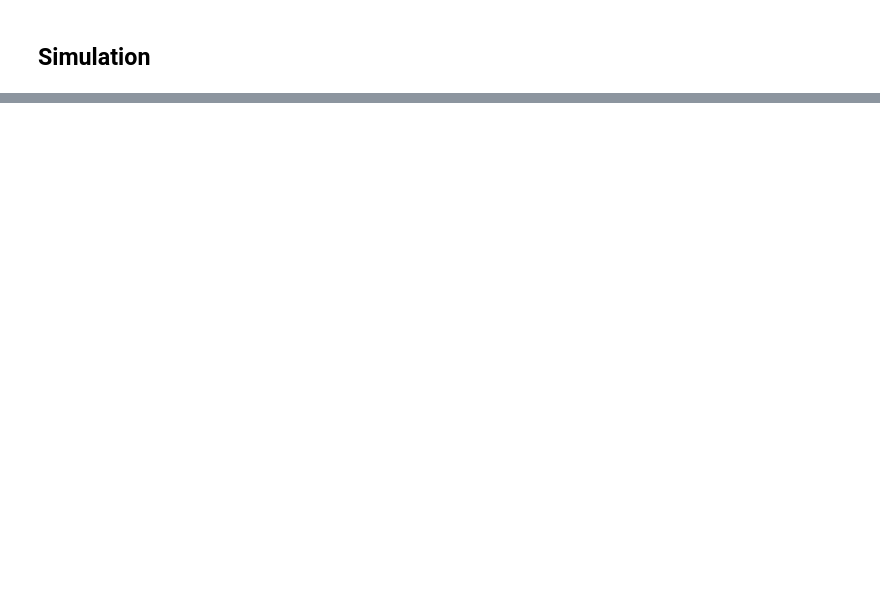
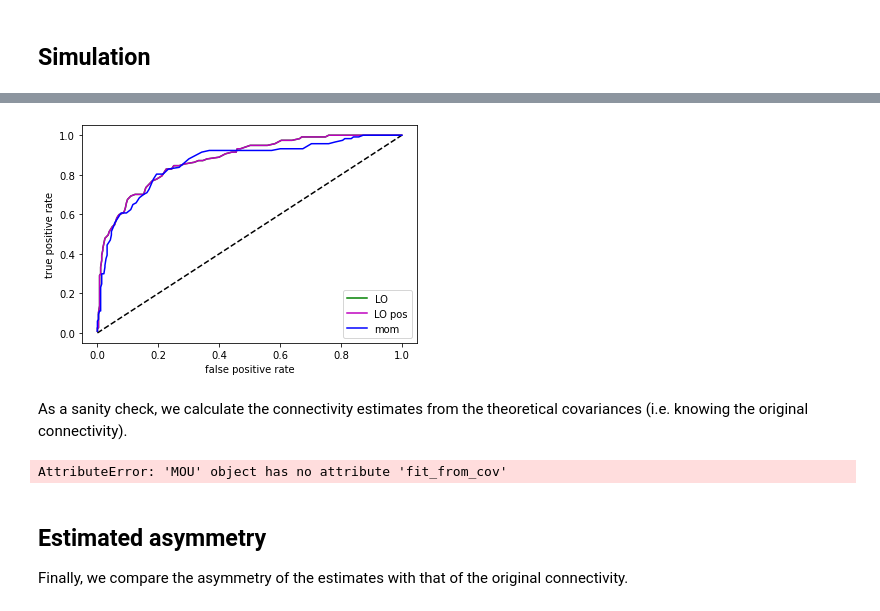
Before and after one commit to mb-BCA/pyMOU, a Jupyter notebook: examples/MOU_Simulation_Estimation.ipynb, the cells around one changed output, grey strips where cells are left out. Saved outputs shown, nothing was run; the diff lists cells and outputs as text; code cells hidden in the pictures; blank space fills up the shorter version.

```diff
--- a/examples/MOU_Simulation_Estimation.ipynb
+++ b/examples/MOU_Simulation_Estimation.ipynb
@@ -178,0 +316,54 @@ pp.show()
+# %%
+# function to calculate the ROC curve
+def ROC(est_M, ref_M):
+    # calculate true positive and false positive rates
+    n = 100
+    TPFP = np.zeros([n,2])
+    # move threshold from min to max of est_M
+    for i, th in enumerate(np.linspace(est_M.min(), est_M.max(), n)):
+        TPFP[i,0] = np.logical_and(est_M>=th, ref_M).sum() / (ref_M).sum()
+        TPFP[i,1] = np.logical_and(est_M>=th, np.logical_not(ref_M)).sum() / np.logical_not(ref_M).sum()
+    return TPFP
+
+plt.figure()
+plt.plot([0,1], [0,1], '--k')
+tpfp = ROC(C_LO, C_orig>0)
+plt.plot(tpfp[:,1], tpfp[:,0], c='g', label='LO')
+tpfp = ROC(C_LO_pos, C_orig>0)
+plt.plot(tpfp[:,1], tpfp[:,0], c='m', label='LO pos')
+tpfp = ROC(C_mom, C_orig>0)
+plt.plot(tpfp[:,1], tpfp[:,0], c='b', label='mom')
+plt.legend()
+plt.xlabel('false positive rate')
+plt.ylabel('true positive rate')
+
+plt.show()
+# %% [output]
+[figure, added]
+# %% [markdown]
+As a sanity check, we calculate the connectivity estimates from the theoretical covariances (i.e. knowing the original connectivity).
+# %%
+# compare with estimates from theoretical covariances
+mou_LO_th = pm.MOU()
+mou_LO_th.fit_from_cov(Q0_th, Q1_th, lag=1, method='lyapunov', eta_tau=0.05, max_iter=5000)
+C_LO_th = np.copy(mou_LO_th.J)
+C_LO_th[mask_diag] = 0.0
+
+mou_mom_th = pm.MOU()
+mou_mom_th.fit_from_cov(Q0_th, Q1_th, method='moments')
+C_mom_th = np.copy(mou_mom_th.J)
+C_mom_th[mask_diag] = 0.0
+
+print('- model fit of covariances')
+print('LO:',mou_LO_th.d_fit['correlation'])
+print('moments:',mou_mom_th.d_fit['correlation'])
+print()
+print('- fit with original C')
+print('LO',stt.pearsonr(C_orig.flatten(),C_LO_th.flatten()))
+print('moments',stt.pearsonr(C_orig.flatten(),C_mom_th.flatten()))
+# %% [output]
+AttributeError: 'MOU' object has no attribute 'fit_from_cov'
+# %% [markdown]
+## Estimated asymmetry
+
+Finally, we compare the asymmetry of the estimates with that of the original connectivity.
```
Also changed, not shown: parts of 31 cells of this notebook, 1 other file.
